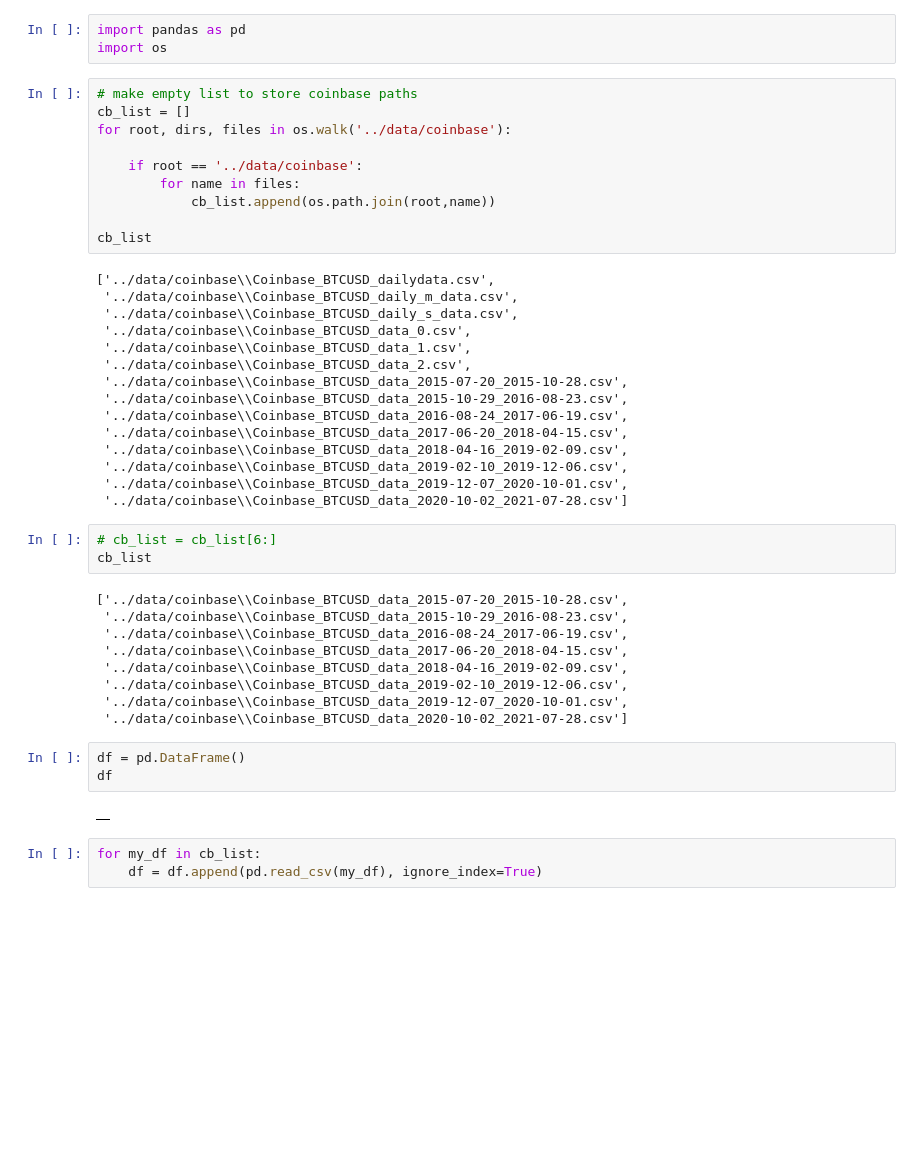
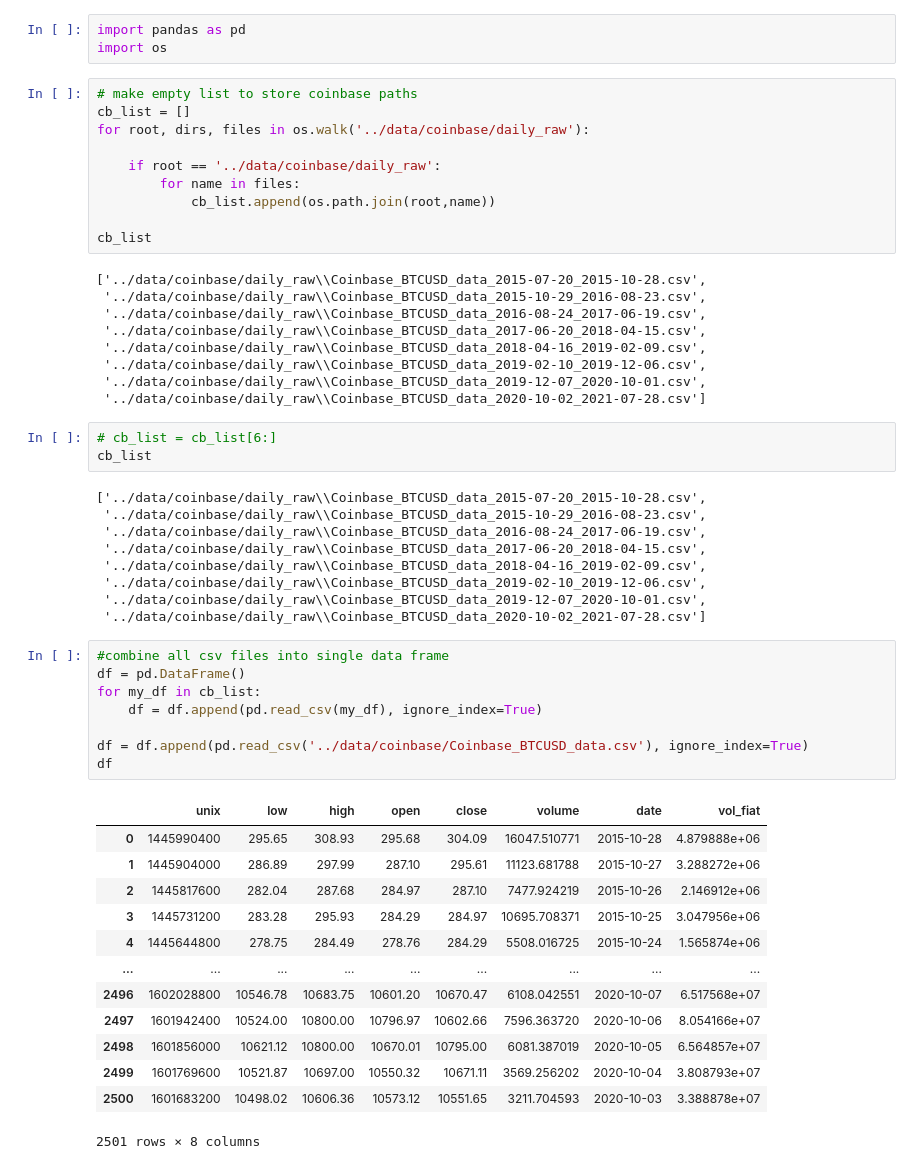
Before and after one commit to samjdedes/time_series_analysis, a Jupyter notebook: notebooks/get_data.ipynb, the cells around one changed output. Drawn from its saved outputs; the diff is of its cells as text; blank space fills up the shorter version.

```diff
--- a/notebooks/get_data.ipynb
+++ b/notebooks/get_data.ipynb
@@ -317,45 +311,53 @@ import os
 # %%
 # make empty list to store coinbase paths
 cb_list = []
-for root, dirs, files in os.walk('../data/coinbase'):
+for root, dirs, files in os.walk('../data/coinbase/daily_raw'):
 
-    if root == '../data/coinbase':
+    if root == '../data/coinbase/daily_raw':
         for name in files:
             cb_list.append(os.path.join(root,name))
 
 cb_list
 # %% [output]
-['../data/coinbase\\Coinbase_BTCUSD_dailydata.csv',
- '../data/coinbase\\Coinbase_BTCUSD_daily_m_data.csv',
- '../data/coinbase\\Coinbase_BTCUSD_daily_s_data.csv',
- '../data/coinbase\\Coinbase_BTCUSD_data_0.csv',
- '../data/coinbase\\Coinbase_BTCUSD_data_1.csv',
- '../data/coinbase\\Coinbase_BTCUSD_data_2.csv',
- '../data/coinbase\\Coinbase_BTCUSD_data_2015-07-20_2015-10-28.csv',
- '../data/coinbase\\Coinbase_BTCUSD_data_2015-10-29_2016-08-23.csv',
- '../data/coinbase\\Coinbase_BTCUSD_data_2016-08-24_2017-06-19.csv',
- '../data/coinbase\\Coinbase_BTCUSD_data_2017-06-20_2018-04-15.csv',
- '../data/coinbase\\Coinbase_BTCUSD_data_2018-04-16_2019-02-09.csv',
- '../data/coinbase\\Coinbase_BTCUSD_data_2019-02-10_2019-12-06.csv',
- '../data/coinbase\\Coinbase_BTCUSD_data_2019-12-07_2020-10-01.csv',
- '../data/coinbase\\Coinbase_BTCUSD_data_2020-10-02_2021-07-28.csv']
+['../data/coinbase/daily_raw\\Coinbase_BTCUSD_data_2015-07-20_2015-10-28.csv',
+ '../data/coinbase/daily_raw\\Coinbase_BTCUSD_data_2015-10-29_2016-08-23.csv',
+ '../data/coinbase/daily_raw\\Coinbase_BTCUSD_data_2016-08-24_2017-06-19.csv',
+ '../data/coinbase/daily_raw\\Coinbase_BTCUSD_data_2017-06-20_2018-04-15.csv',
+ '../data/coinbase/daily_raw\\Coinbase_BTCUSD_data_2018-04-16_2019-02-09.csv',
+ '../data/coinbase/daily_raw\\Coinbase_BTCUSD_data_2019-02-10_2019-12-06.csv',
+ '../data/coinbase/daily_raw\\Coinbase_BTCUSD_data_2019-12-07_2020-10-01.csv',
+ '../data/coinbase/daily_raw\\Coinbase_BTCUSD_data_2020-10-02_2021-07-28.csv']
 # %%
 # cb_list = cb_list[6:]
 cb_list
 # %% [output]
-['../data/coinbase\\Coinbase_BTCUSD_data_2015-07-20_2015-10-28.csv',
- '../data/coinbase\\Coinbase_BTCUSD_data_2015-10-29_2016-08-23.csv',
- '../data/coinbase\\Coinbase_BTCUSD_data_2016-08-24_2017-06-19.csv',
- '../data/coinbase\\Coinbase_BTCUSD_data_2017-06-20_2018-04-15.csv',
- '../data/coinbase\\Coinbase_BTCUSD_data_2018-04-16_2019-02-09.csv',
- '../data/coinbase\\Coinbase_BTCUSD_data_2019-02-10_2019-12-06.csv',
- '../data/coinbase\\Coinbase_BTCUSD_data_2019-12-07_2020-10-01.csv',
- '../data/coinbase\\Coinbase_BTCUSD_data_2020-10-02_2021-07-28.csv']
+['../data/coinbase/daily_raw\\Coinbase_BTCUSD_data_2015-07-20_2015-10-28.csv',
+ '../data/coinbase/daily_raw\\Coinbase_BTCUSD_data_2015-10-29_2016-08-23.csv',
+ '../data/coinbase/daily_raw\\Coinbase_BTCUSD_data_2016-08-24_2017-06-19.csv',
+ '../data/coinbase/daily_raw\\Coinbase_BTCUSD_data_2017-06-20_2018-04-15.csv',
+ '../data/coinbase/daily_raw\\Coinbase_BTCUSD_data_2018-04-16_2019-02-09.csv',
+ '../data/coinbase/daily_raw\\Coinbase_BTCUSD_data_2019-02-10_2019-12-06.csv',
+ '../data/coinbase/daily_raw\\Coinbase_BTCUSD_data_2019-12-07_2020-10-01.csv',
+ '../data/coinbase/daily_raw\\Coinbase_BTCUSD_data_2020-10-02_2021-07-28.csv']
-# %%
-df = pd.DataFrame()
-df
-# %% [output]
-|  |
 # %%
+#combine all csv files into single data frame
+df = pd.DataFrame()
 for my_df in cb_list:
     df = df.append(pd.read_csv(my_df), ignore_index=True)
+
+df = df.append(pd.read_csv('../data/coinbase/Coinbase_BTCUSD_data.csv'), ignore_index=True)
+df
+# %% [output]
+|  | unix | low | high | open | close | volume | date | vol_fiat |
+| 0 | 1445990400 | 295.65 | 308.93 | 295.68 | 304.09 | 16047.510771 | 2015-10-28 | 4.879888e+06 |
+| 1 | 1445904000 | 286.89 | 297.99 | 287.10 | 295.61 | 11123.681788 | 2015-10-27 | 3.288272e+06 |
+| 2 | 1445817600 | 282.04 | 287.68 | 284.97 | 287.10 | 7477.924219 | 2015-10-26 | 2.146912e+06 |
+| 3 | 1445731200 | 283.28 | 295.93 | 284.29 | 284.97 | 10695.708371 | 2015-10-25 | 3.047956e+06 |
+| 4 | 1445644800 | 278.75 | 284.49 | 278.76 | 284.29 | 5508.016725 | 2015-10-24 | 1.565874e+06 |
+| ... | ... | ... | ... | ... | ... | ... | ... | ... |
+| 2496 | 1602028800 | 10546.78 | 10683.75 | 10601.20 | 10670.47 | 6108.042551 | 2020-10-07 | 6.517568e+07 |
+| 2497 | 1601942400 | 10524.00 | 10800.00 | 10796.97 | 10602.66 | 7596.363720 | 2020-10-06 | 8.054166e+07 |
+| 2498 | 1601856000 | 10621.12 | 10800.00 | 10670.01 | 10795.00 | 6081.387019 | 2020-10-05 | 6.564857e+07 |
+| 2499 | 1601769600 | 10521.87 | 10697.00 | 10550.32 | 10671.11 | 3569.256202 | 2020-10-04 | 3.808793e+07 |
+| 2500 | 1601683200 | 10498.02 | 10606.36 | 10573.12 | 10551.65 | 3211.704593 | 2020-10-03 | 3.388878e+07 |
+2501 rows × 8 columns
```
Also changed, not shown: parts of 13 cells of this notebook, 1 other file.
